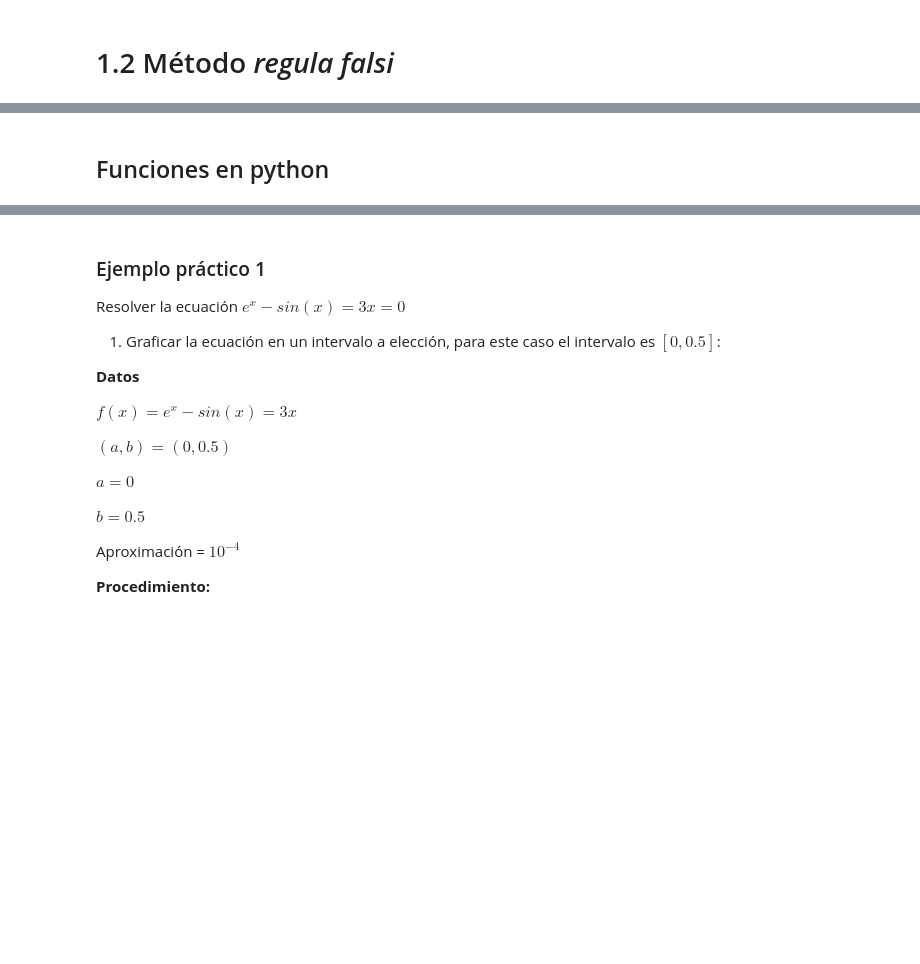
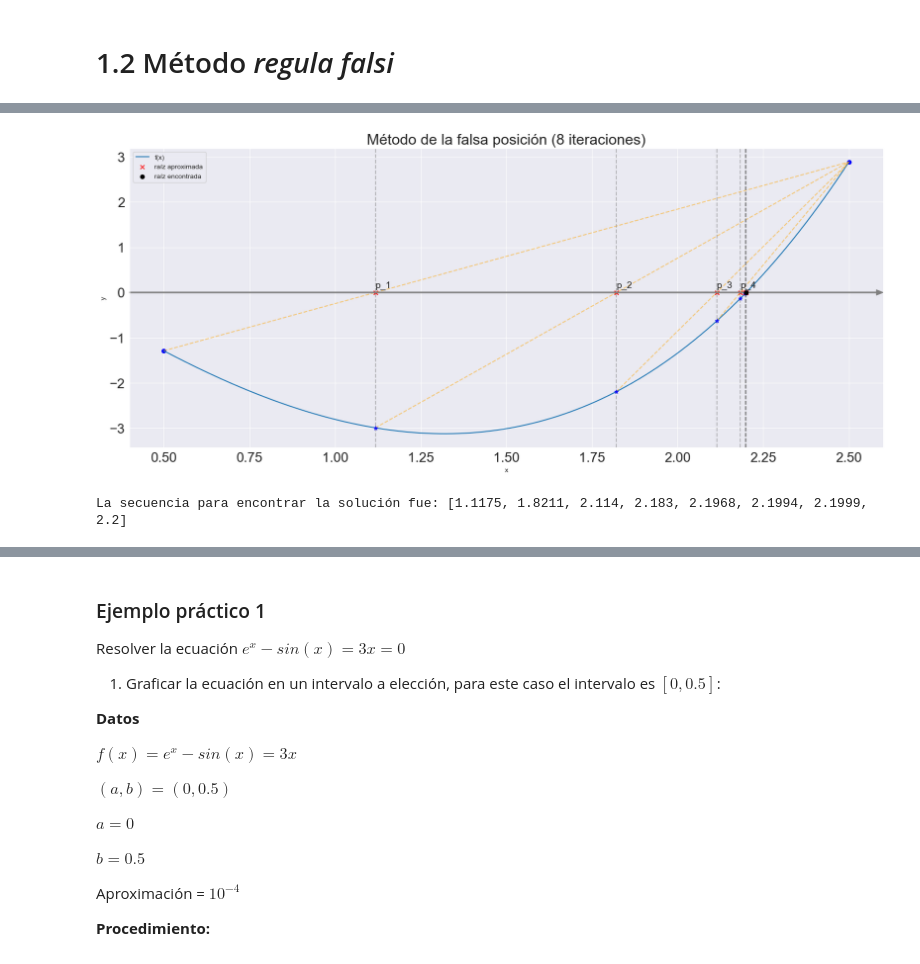
Before and after one commit to caramirezs/MetNum_librodigital, a Jupyter notebook: 1_Ecuaciones_de_una_variable/1.2_Metodo_regula_falsi.ipynb, the cells around one changed output, grey strips where cells are left out. Drawn from its saved outputs; the diff is of its cells as text; code cells hidden in the pictures; blank space fills up the shorter version.

```diff
--- a/1_Ecuaciones_de_una_variable/1.2_Metodo_regula_falsi.ipynb
+++ b/1_Ecuaciones_de_una_variable/1.2_Metodo_regula_falsi.ipynb
@@ -9,2 +4,0 @@ import matplotlib.pyplot as plt
-# %% [markdown]
-## Funciones en python
@@ -89,3 +100,81 @@ def met_regula_falsi(f, a, b, tol=1e-4, n=50, verbose=True, print_error=False, d
+# %%
+# EJECUTAR ESTA CELDA
+# Definir la función
+f = lambda x: np.e**x - 3*np.sin(x) - 3*x
+
+# Definir el intervalo, tolerancia y No. máximo de iteraciones
+a, b = 0.5, 2.5
+tolerancia = 1e-4
+max_ite = 100
+
+# Crea un arreglo de valores x equiespaciados entre x_i y x_f con una longitud de num.
+x = np.linspace(a, b, 1000)
+# Inicializar la lista de aproximaciones
+lista_sol = list()
+
+
+sns.set_style('darkgrid') # Agrega el estilo "dark" de Seaborn
+# Crea una figura y un objeto de ejes (axis) utilizando matplotlib.
+# figsize se utiliza para establecer el tamaño de la figura.
+fig, ax = plt.subplots(figsize=(20, 8))
+# Graficar la función
+ax.plot(x, f(x), label='f(x)')
+ax.scatter(a, f(a), color='blue')
+ax.scatter(b, f(b), color='blue')
+
+# Iterar hasta que la tolerancia sea alcanzada o se supere el número máximo de iteraciones
+ite, p_0 = 1, a
+while ite <= max_ite:
+    p_i = a - (f(a) * (b - a)) / (f(b) - f(a))  # falsa posición
+    # Agregar c a la lista de aproximaciones
+    lista_sol.append(round(p_i,4))
+
+    # Graficar la línea vertical en p_i y el punto en la grafica
+    ax.axvline(x=p_i, linestyle='--', color='gray', alpha=0.5, zorder=2)
+    ax.scatter(p_i, f(p_i), color='blue', alpha=0.8, marker='*', zorder=3)
+    ax.scatter(p_i, 0, color='red', alpha=1, marker='x', zorder=2)
+    # texto
+    if ite <= 4:
+        plt.text(p_i, 0.1, f"p_{ite}", fontsize=14)
+        plt.plot([a, b], [f(a), f(b)], '--', color='orange', alpha=0.5, zorder=2)
+    # Actualizar el intervalo
+    if f(p_i) == 0:
+        break
+    elif f(a)*f(p_i) < 0:
+        b = p_i
+    else:
+        a = p_i
+
+    if abs(p_i-p_0) < tolerancia:
+        break
+    p_0 = p_i
+    ite += 1
+
+# Graficar el punto final encontrado
+ax.scatter(p_i, 0, color='red', alpha=0.8, marker='x', label='raíz aproximada')
+ax.scatter(p_i, f(p_i), color='black', label='raíz encontrada', zorder=3)
+
+### EJES ###
+# Obtiene los límites inferior y superior de x y y de los ejes del objeto de ejes.
+xmin, xmax = ax.get_xlim()
+ymin, ymax = ax.get_ylim()
+# label size de los ejes
+ax.tick_params(labelsize=20, axis='x')
+ax.tick_params(labelsize=20, axis='y')
+# Agrega flechas a los ejes x e y para indicar su dirección.
+ax.annotate("", xy=(xmax, 0), xytext=(xmin, 0), arrowprops=dict(color='gray', width=1.5, headwidth=8, headlength=10), zorder=2)
+ax.annotate("", xy=(0, ymax), xytext=(0, ymin), arrowprops=dict(color='gray', width=1.5, headwidth=8, headlength=10), zorder=2)
+
+# Configurar la gráfica
+plt.legend()
+plt.xlabel('x')
+plt.ylabel('y')
+plt.title(f'Método de la falsa posición ({ite} iteraciones)', fontsize=22)
+plt.show()
+print(f'La secuencia para encontrar la solución fue: {lista_sol}')
+# %% [output]
+[figure, added]
+La secuencia para encontrar la solución fue: [1.1175, 1.8211, 2.114, 2.183, 2.1968, 2.1994, 2.1999, 2.2]
 # %% [markdown]
 El **método de posición falsa** (también llamado *Regula Falsi*) genera aproximaciones
 de la misma manera que el método de la secante, pero incluye una prueba para garantizar que
```
Also changed, not shown: parts of 5 cells of this notebook, 2 other files.
